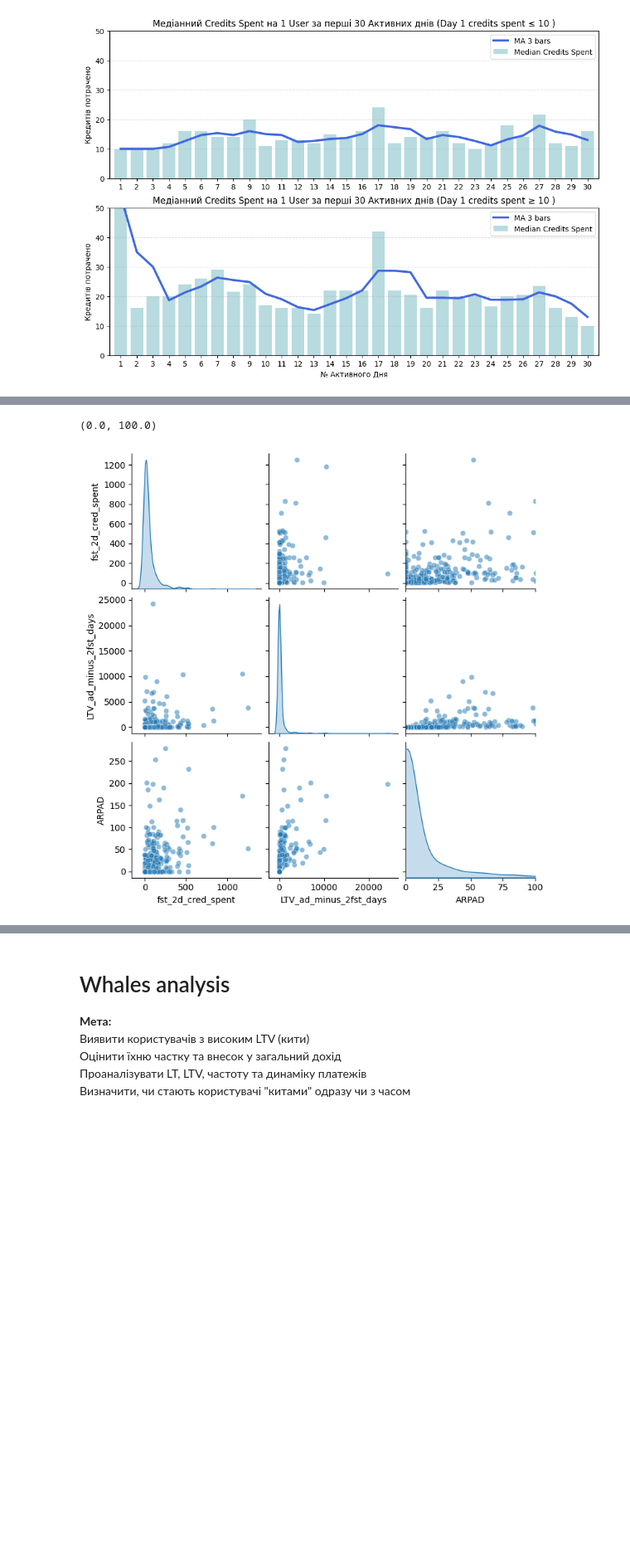
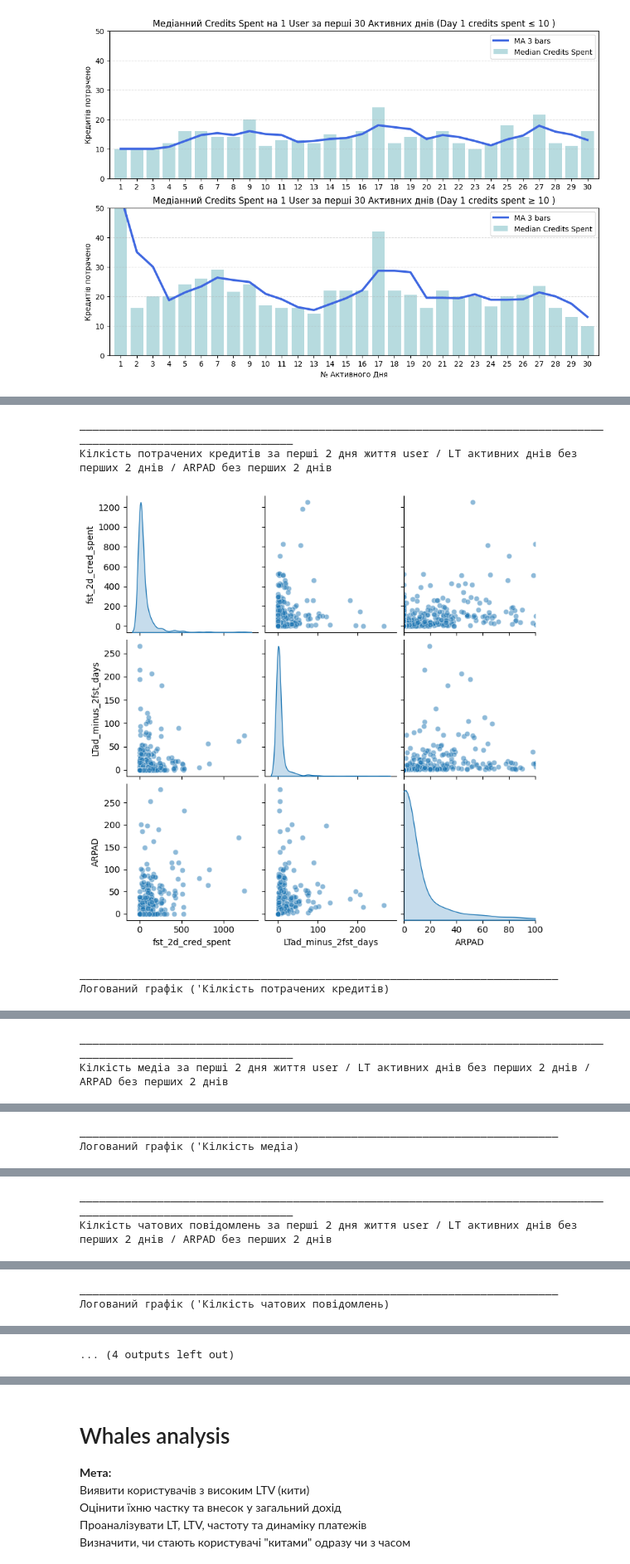
Before and after one commit to Chocopie-DA/db_analysis_sql_sweetylove, a Jupyter notebook: 03_notebooks/EDA.ipynb, the cells around one changed output, grey strips where cells are left out. Shown at 83% size. Drawn from its saved outputs; the diff is of its cells as text; code cells hidden in the pictures; blank space fills up the shorter version.

```diff
--- a/03_notebooks/EDA.ipynb
+++ b/03_notebooks/EDA.ipynb
@@ -1492,6 +1497,11 @@ del_users = df.query('time_utc >= "2025-12-01" & is_new_paid_user == True')['use
 # ДФ без грудня 2025 та січня 2026 року. Для видалення users з неповним LTV.
 df_22_to_25_no_whales_paid = df_no_whales_paid[~df_no_whales_paid['user_key'].isin(del_users)]
 # %%
-df_for_corr = df_22_to_25_no_whales_paid.groupby(['user_key', 'date'], as_index=False)['credit_gross'] \
-    .sum().sort_values(['user_key', 'date'])
+# агрегування по юзеру та даті
+df_for_corr = df_22_to_25_no_whales_paid.groupby(['user_key', 'date'], as_index=False) \
+    .agg(credit_gross=("credit_gross", 'sum'),
+         count_media =('chat_or_media', lambda x: (x == 'media').sum()),
+         count_chat = ('chat_or_media', lambda x: (x == 'chat').sum()),
+         count_other= ('chat_or_media', lambda x: (x == 'other').sum())) \
+    .sort_values(['user_key', 'date'])
 # %%
@@ -1498,6 +1509,10 @@ df_for_corr = df_22_to_25_no_whales_paid.groupby(['user_key', 'date'], as_index=
 df_for_corr['num_act_day'] = df_for_corr.groupby('user_key')['date'].cumcount() + 1
 # %%
-f_day_rvn = df_for_corr.query('num_act_day <= 2').groupby('user_key', as_index=False).agg(fst_2d_cred_spent=('credit_gross','sum'))
+# результат за перші 2 дні життя
+f_day_rvn = df_for_corr.query('num_act_day <= 2').groupby('user_key', as_index=False).agg(fst_2d_cred_spent=('credit_gross','sum'),
+                                                                                          fst_2d_cnt_media =('count_media', 'sum'),
+                                                                                          fst_2d_cnt_chat=('count_chat', 'sum'),
+                                                                                          fst_2d_cnt_other=('count_other', 'sum'))
 # %%
 f_day_rvn = f_day_rvn.merge(df_for_corr.groupby('user_key', as_index=False).agg(LTVad=('credit_gross', 'sum'),
                                                                                 LTad=('num_act_day', 'max')),
@@ -1530,9 +1539,29 @@ f_day_rvn
 # %%
-sns.pairplot(f_day_rvn[['fst_2d_cred_spent', 'LTV_ad_minus_2fst_days', 'ARPAD']],
-             kind='scatter',
-             diag_kind='kde',
-             plot_kws={'alpha':0.5})
-plt.xlim(0, 100)
+for el, m in zip(['fst_2d_cred_spent', 'fst_2d_cnt_media', 'fst_2d_cnt_chat', 'fst_2d_cnt_other'],
+                 ['потрачених кредитів', 'медіа', "чатових повідомлень", "інших транзакцій"]):
+    print("__________________________________________________________________________________________________________________")
+    print(f'Кілкість {m} за перші 2 дня життя user / LT активних днів без перших 2 днів / ARPAD без перших 2 днів')
+    sns.pairplot(f_day_rvn[[el, 'LTad_minus_2fst_days', 'ARPAD']],
+                 kind='scatter',
+                 diag_kind='kde',
+                 plot_kws={'alpha':0.5})
+    plt.xlim(0, 100)
+    plt.show()
+
+    print("__________________________________________________________________________")
+    print(f"Логований графік ('Кілкість {m})")
+    f_day_rvn_log = f_day_rvn[[el, 'LTad_minus_2fst_days', 'ARPAD']].copy()
+    for col in f_day_rvn_log.columns:
+        f_day_rvn_log[col] = np.log1p(f_day_rvn_log[col])
+
+    g = sns.pairplot(f_day_rvn_log,
+                     kind='scatter',
+                     diag_kind='kde',
+                     plot_kws={'alpha':0.4, 's':10})
+    plt.show()
 # %% [output]
-(0.0, 100.0)
+__________________________________________________________________________________________________________________
+Кілкість потрачених кредитів за перші 2 дня життя user / LT активних днів без перших 2 днів / ARPAD без перших 2 днів
-[figure, old version]
+[figure, new version]
+__________________________________________________________________________
+Логований графік ('Кілкість потрачених кредитів)
@@ -1538,0 +1569,2 @@ plt.xlim(0, 100)
+__________________________________________________________________________________________________________________
+Кілкість медіа за перші 2 дня життя user / LT активних днів без перших 2 днів / ARPAD без перших 2 днів
@@ -1538,0 +1572,2 @@ plt.xlim(0, 100)
+__________________________________________________________________________
+Логований графік ('Кілкість медіа)
@@ -1538,0 +1575,2 @@ plt.xlim(0, 100)
+__________________________________________________________________________________________________________________
+Кілкість чатових повідомлень за перші 2 дня життя user / LT активних днів без перших 2 днів / ARPAD без перших 2 днів
@@ -1538,0 +1578,2 @@ plt.xlim(0, 100)
+__________________________________________________________________________
+Логований графік ('Кілкість чатових повідомлень)
@@ -1538,0 +1581 @@ plt.xlim(0, 100)
+... (4 outputs left out)
```
Also changed, not shown: parts of 65 cells of this notebook.
